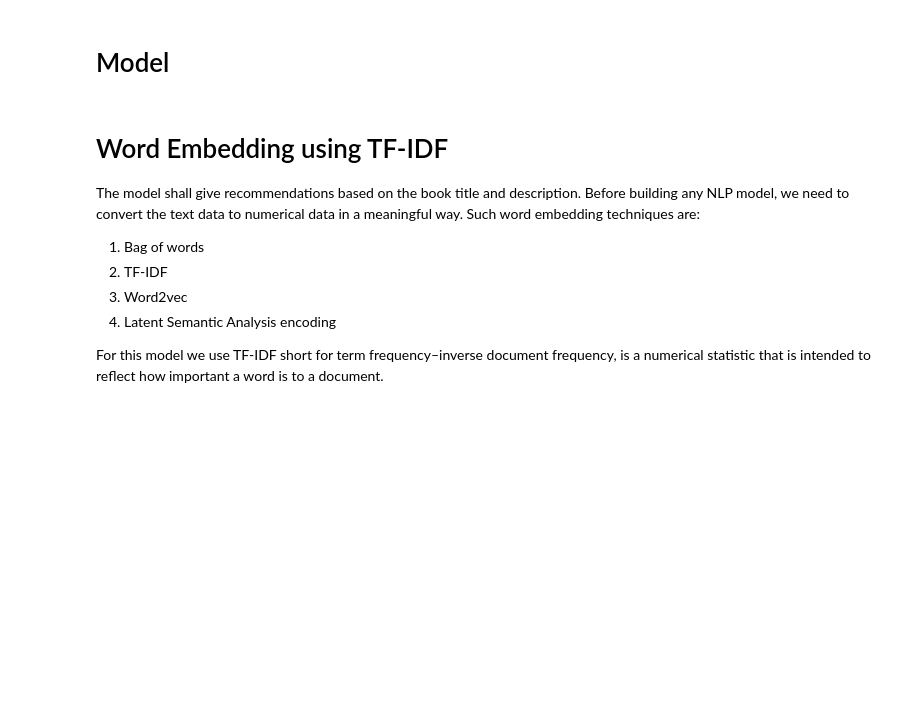
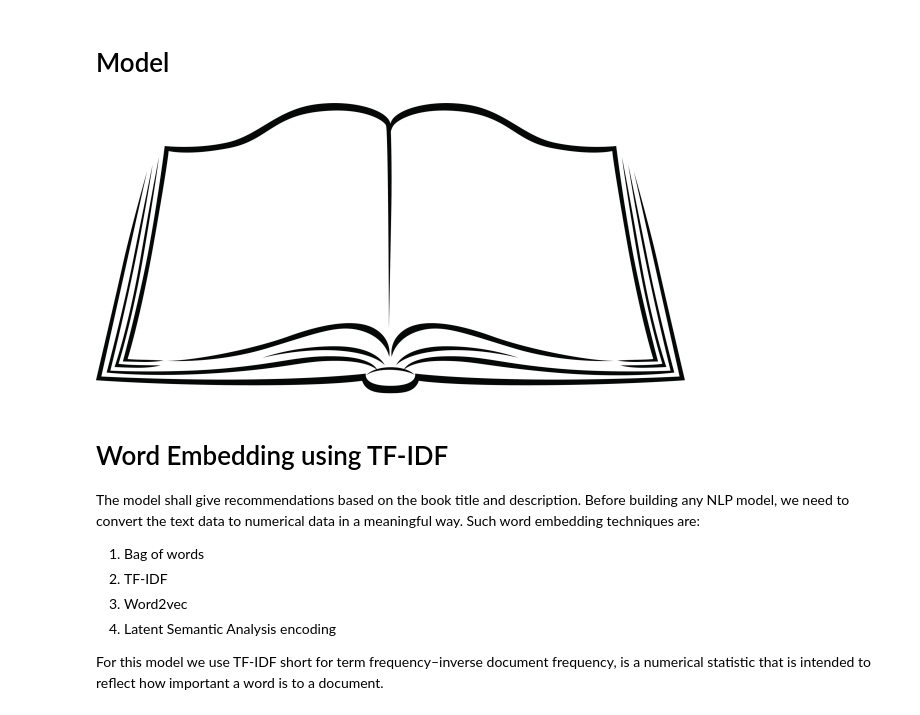
Before and after one commit to AntoniaBl/Ironhack_FinalProject_Books, a Jupyter notebook: Recommender_Model.ipynb, the cells around one changed output. Saved outputs shown, nothing was run; the diff lists cells and outputs as text; code cells hidden in the pictures; blank space fills up the shorter version.

```diff
--- a/Recommender_Model.ipynb
+++ b/Recommender_Model.ipynb
@@ -1,5 +1,11 @@
 # %% [markdown]
 # Model
+# %%
+from PIL import Image
+image = Image.open('image.jpeg') #save in the same folder
+image
+# %% [output]
+[figure, added]
 # %% [markdown]
 # Word Embedding using TF-IDF
 The model shall give recommendations based on the book title and description. Before building any NLP model, we need to convert the text data to numerical data in a meaningful way. Such word embedding techniques are: <br>
```
Also changed, not shown: parts of 20 cells of this notebook, 1 other file.
